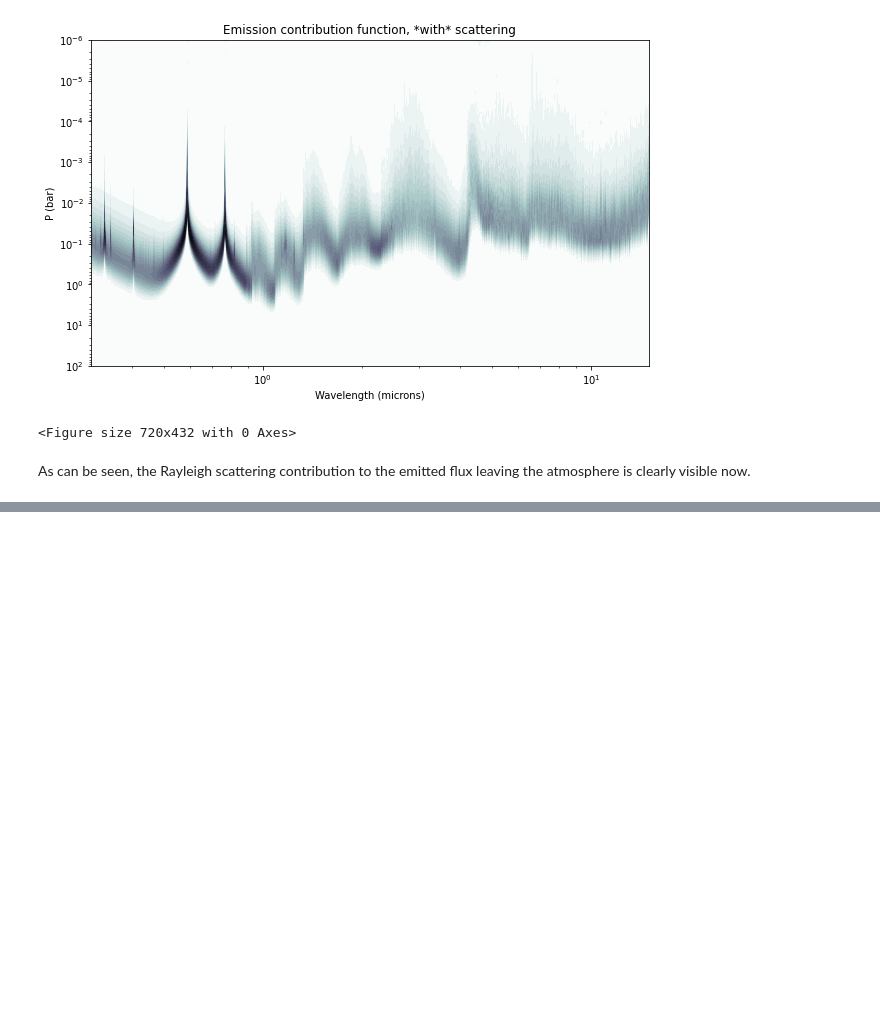
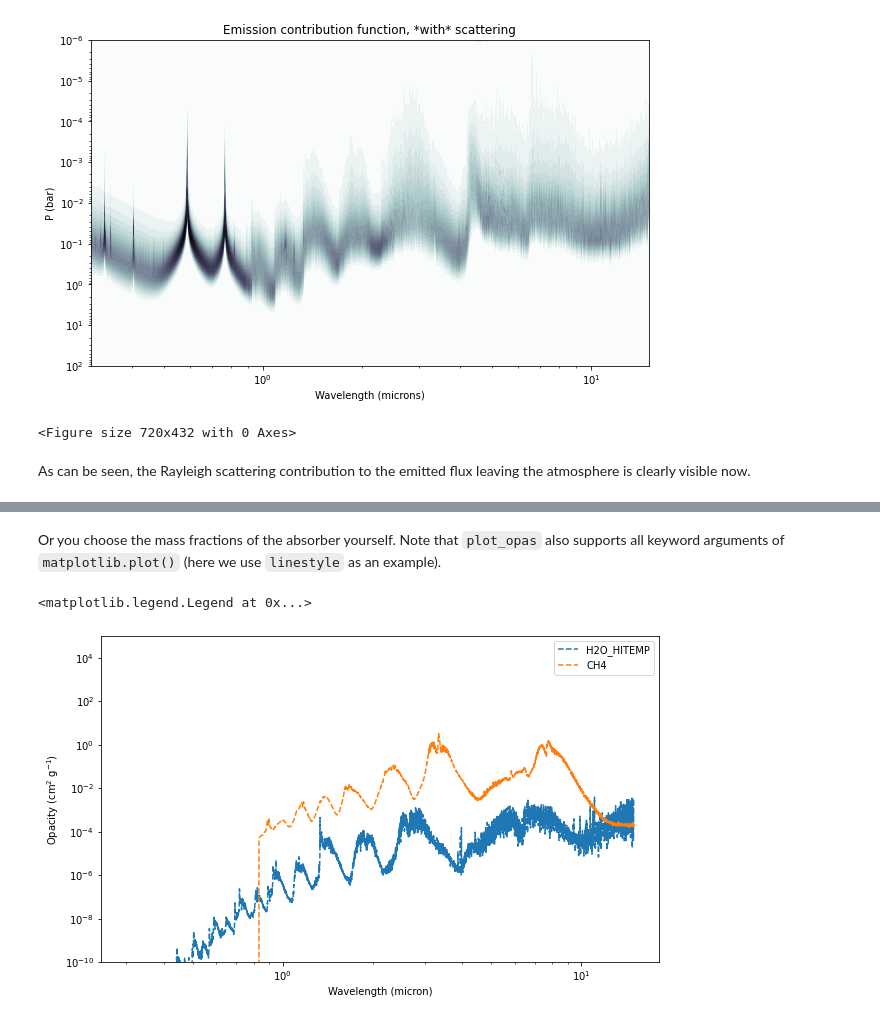
Before and after one commit to jovian-explorer/petitRADTRANS, a Jupyter notebook: docs/content/notebooks/analysis.ipynb, the cells around one changed output, grey strips where cells are left out. Drawn from its saved outputs; the diff is of its cells as text; code cells hidden in the pictures; blank space fills up the shorter version.

```diff
--- a/docs/content/notebooks/analysis.ipynb
+++ b/docs/content/notebooks/analysis.ipynb
@@ -202,0 +258,22 @@ As can be seen, the Rayleigh scattering contribution to the emitted flux leaving
+# %% [markdown]
+Or you choose the mass fractions of the absorber yourself. Note that ``plot_opas`` also supports all keyword arguments of ``matplotlib.plot()`` (here we use ``linestyle`` as an example).
+# %%
+mass_fraction = {}
+mass_fraction['H2O_HITEMP'] = 1e-6
+mass_fraction['CH4'] = 1e-3
+
+plotting_atmo.plot_opas(species = ['H2O_HITEMP', 'CH4'],
+                        temperature = 1500.,
+                        pressure_bar = 0.1,
+                        mass_fraction = mass_fraction,
+                        linestyle = '--')
+
+plt.yscale('log')
+plt.xscale('log')
+plt.ylim([1e-10,1e5])
+plt.ylabel('Opacity (cm$^2$ g$^{-1}$)')
+plt.xlabel('Wavelength (micron)')
+plt.legend()
+# %% [output]
+<matplotlib.legend.Legend at 0x...>
+[figure, added]
```
Also changed, not shown: parts of 8 cells of this notebook, 1 other file.
